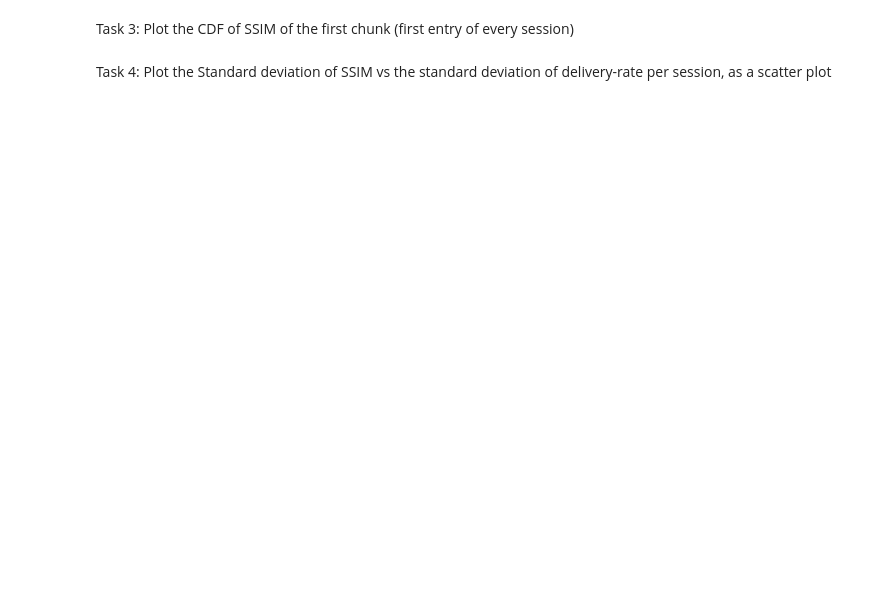
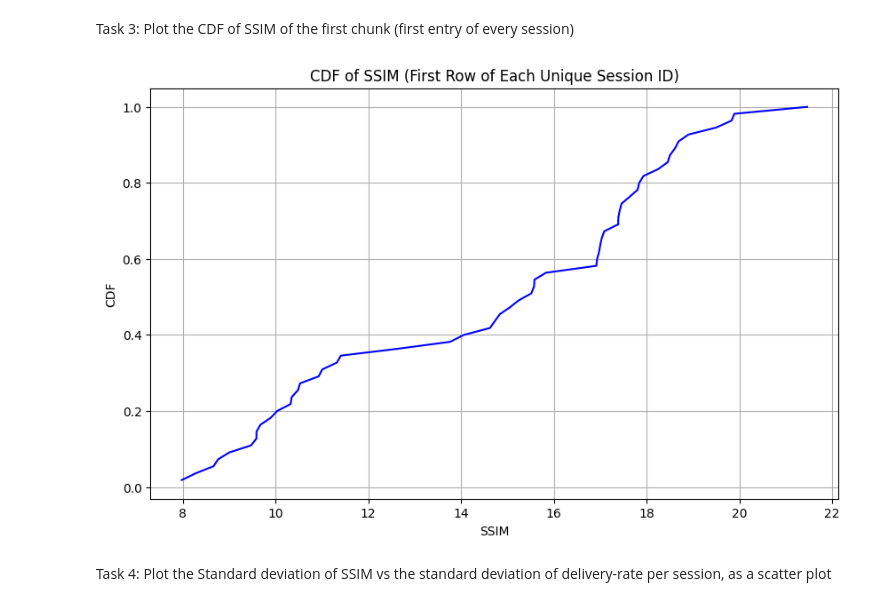
Before and after one commit to andrew200356/cs190n, a Jupyter notebook: discussions/week7/fugu_puffer.ipynb, the cells around one changed output. Drawn from its saved outputs; the diff is of its cells as text; code cells hidden in the pictures; blank space fills up the shorter version.

```diff
--- a/discussions/week7/fugu_puffer.ipynb
+++ b/discussions/week7/fugu_puffer.ipynb
@@ -21,4 +67,24 @@ Task 2: Group by session ID, then plot the CDF of average SSIM per session
 # %% [markdown]
 Task 3: Plot the CDF of SSIM of the first chunk (first entry of every session)
+# %%
+# Extract the first row of each unique session_id
+first_rows = video_sent.drop_duplicates(subset='session_id', keep='first')
+
+# Sort the SSIM values
+sorted_ssim_first_rows = np.sort(first_rows['ssim_index'].dropna())
+
+# Calculate the CDF
+cdf_first_rows = np.arange(1, len(sorted_ssim_first_rows) + 1) / len(sorted_ssim_first_rows)
+
+# Plot the CDF
+plt.figure(figsize=(10, 6))
+plt.plot(sorted_ssim_first_rows, cdf_first_rows, linestyle='-', color='b')  # Line plot, blue color
+plt.xlabel('SSIM')
+plt.ylabel('CDF')
+plt.title('CDF of SSIM (First Row of Each Unique Session ID)')
+plt.grid(True)
+plt.show()
+# %% [output]
+[figure, added]
 # %% [markdown]
 Task 4: Plot the Standard deviation of SSIM vs the standard deviation of delivery-rate per session, as a scatter plot
```
Also changed, not shown: parts of 8 cells of this notebook.
